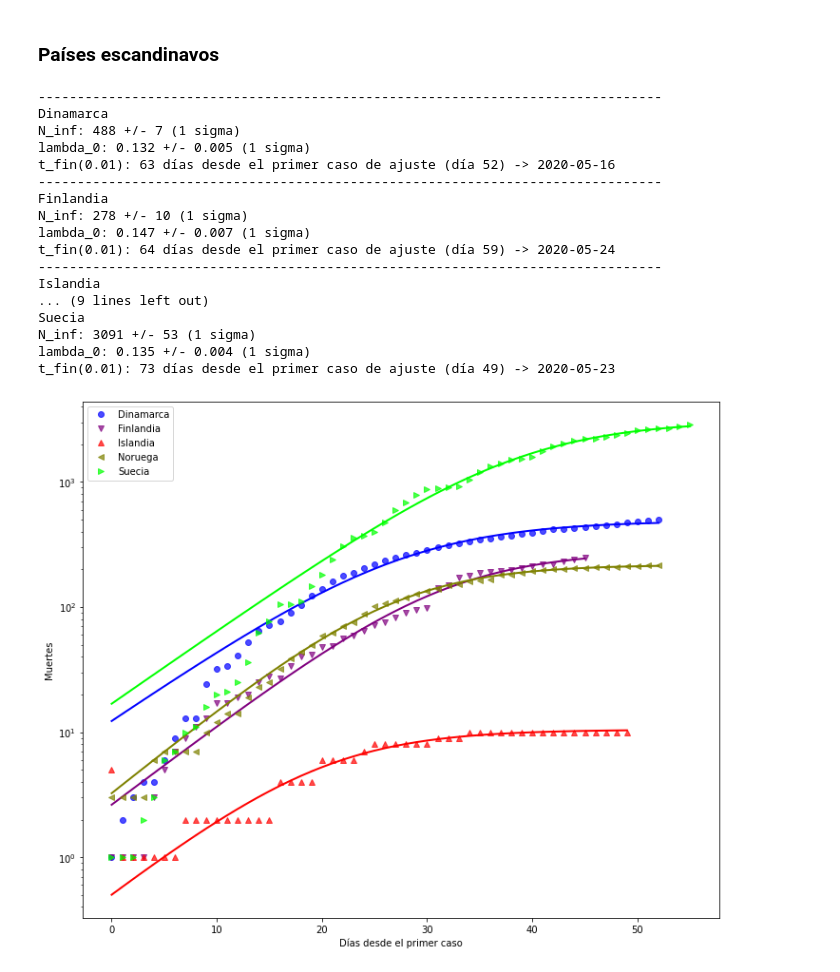
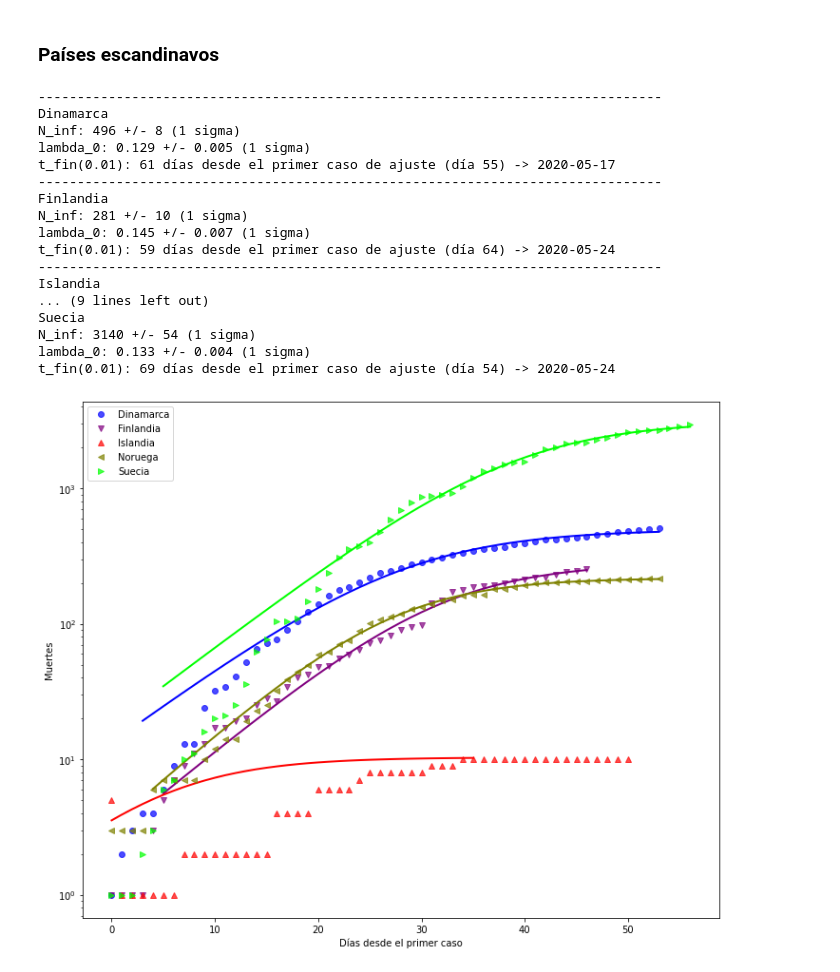
Before and after one commit to manuxch/logistic-covid19, a Jupyter notebook: Logistic_model_COVID-19.ipynb, the cells around one changed output. Saved outputs shown, nothing was run; the diff lists cells and outputs as text; code cells hidden in the pictures.

Commit message:
Actualización diaria de visualizaciones, ajustes y registros

```diff
--- a/Logistic_model_COVID-19.ipynb
+++ b/Logistic_model_COVID-19.ipynb
@@ -299,26 +299,26 @@ t_fin(0.01): 309 días desde el primer caso de ajuste (día 61) -> 2021-01-26
 # %% [markdown]
 ### Países escandinavos
 # %%
-plot_fit(deadths_scand, 1, 'Muertes', logscale=True, p_fin=0.01)
+plot_fit(deadths_scand, 4, 'Muertes', logscale=True, p_fin=0.01)
 # %% [output]
 --------------------------------------------------------------------------------
 Dinamarca
-N_inf: 488 +/- 7 (1 sigma)
-lambda_0: 0.132 +/- 0.005 (1 sigma)
-t_fin(0.01): 63 días desde el primer caso de ajuste (día 52) -> 2020-05-16
+N_inf: 496 +/- 8 (1 sigma)
+lambda_0: 0.129 +/- 0.005 (1 sigma)
+t_fin(0.01): 61 días desde el primer caso de ajuste (día 55) -> 2020-05-17
 --------------------------------------------------------------------------------
 Finlandia
-N_inf: 278 +/- 10 (1 sigma)
-lambda_0: 0.147 +/- 0.007 (1 sigma)
-t_fin(0.01): 64 días desde el primer caso de ajuste (día 59) -> 2020-05-24
+N_inf: 281 +/- 10 (1 sigma)
+lambda_0: 0.145 +/- 0.007 (1 sigma)
+t_fin(0.01): 59 días desde el primer caso de ajuste (día 64) -> 2020-05-24
 --------------------------------------------------------------------------------
 Islandia
 ... (9 lines left out)
 Suecia
-N_inf: 3091 +/- 53 (1 sigma)
-lambda_0: 0.135 +/- 0.004 (1 sigma)
-t_fin(0.01): 73 días desde el primer caso de ajuste (día 49) -> 2020-05-23
+N_inf: 3140 +/- 54 (1 sigma)
+lambda_0: 0.133 +/- 0.004 (1 sigma)
+t_fin(0.01): 69 días desde el primer caso de ajuste (día 54) -> 2020-05-24
-[figure, old version]
+[figure, new version]
 # %% [markdown]
 ## Registro diario de predicciones para países latinoamericanos
 
```
Also changed, not shown: parts of 8 cells of this notebook.
